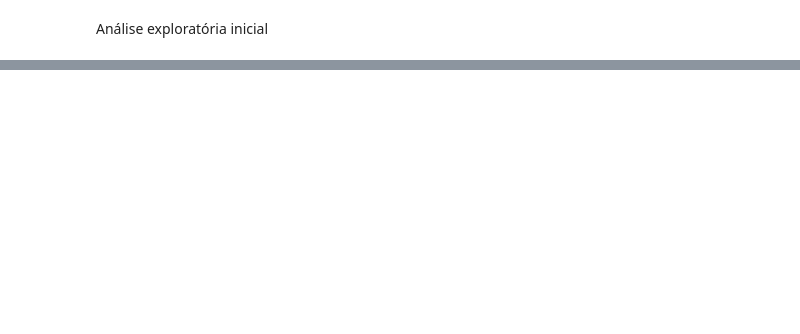
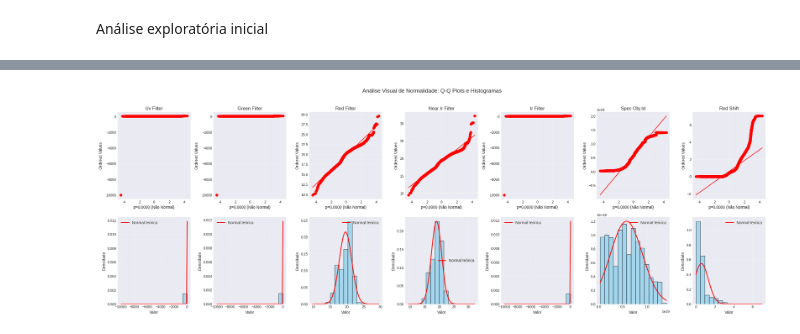
Before and after one commit to livlutz/INF1032, a Jupyter notebook: INF1032.ipynb, the cells around one changed output, grey strips where cells are left out. Drawn from its saved outputs; the diff is of its cells as text; code cells hidden in the pictures; blank space fills up the shorter version.

```diff
--- a/INF1032.ipynb
+++ b/INF1032.ipynb
@@ -126,0 +438,20 @@ Red Shift:
+# %%
+# Calculando matriz de correlação
+correlation_matrix = stellar_classification[features].corr()
+
+print("MATRIZ DE CORRELAÇÃO (Pearson)")
+print("=" * 40)
+display(correlation_matrix.round(3))
+
+# Identificando correlações mais fortes
+print("\nCORRELAÇÕES MAIS FORTES:")
+print("-" * 30)
+
+# Extrair pares únicos (triangular superior)
+mask = np.triu(np.ones_like(correlation_matrix), k=1).astype(bool)
+correlations = correlation_matrix.where(mask).stack().reset_index()
+correlations.columns = ['Var1', 'Var2', 'Correlacao']
+correlations = correlations.sort_values('Correlacao', key=abs, ascending=False)
+
+for _, row in correlations.head(5).iterrows():
+    print(f"{row['Var1']} vs {row['Var2']}: {row['Correlacao']:.3f}")
@@ -126,0 +546,70 @@ Red Shift:
+# %%
+# @title
+# Teste de Shapiro-Wilk para normalidade
+print("TESTE DE NORMALIDADE (Shapiro-Wilk)")
+print("=" * 45)
+print("H0: Os dados seguem uma distribuição normal")
+print("H1: Os dados NÃO seguem uma distribuição normal")
+print("\nNível de significância: α = 0.05")
+print("-" * 45)
+
+alpha = 0.05
+
+for feature in features:
+    stat, p_value = stats.shapiro(stellar_classification[feature])
+
+    if p_value > alpha:
+        conclusion = "✓ Normal (falha em rejeitar H0)"
+    else:
+        conclusion = "✗ Não-normal (rejeita H0)"
+
+    print(f"\n{feature.replace('_', ' ').title()}:")
+    print(f"  Estatística: {stat:.4f}")
+    print(f"  p-valor:     {p_value:.6f}")
+    print(f"  Conclusão:   {conclusion}")
+
+# Visualização de normalidade com Q-Q plots
+# Changed ncols to len(features) to accommodate all features
+fig, axes = plt.subplots(2, len(features), figsize=(24, 8)) # Adjusted figsize for better visibility with more columns
+fig.suptitle('Análise Visual de Normalidade: Q-Q Plots e Histogramas', fontsize=14, y=1.02)
+
+for idx, feature in enumerate(features):
+    # Q-Q plot
+    ax1 = axes[0, idx]
+    stats.probplot(stellar_classification[feature], dist="norm", plot=ax1)
+    ax1.set_title(f'{feature.replace("_", " ").title()}')
+    ax1.grid(True, alpha=0.3)
+
+    # Obter p-valor do teste Shapiro-Wilk
+    _, p_value = stats.shapiro(stellar_classification[feature])
+
+    # Adicionar interpretação no título
+    if p_value > 0.05:
+        ax1.set_xlabel(f'p={p_value:.4f} (Normal)', fontsize=10)
+        ax1.get_lines()[0].set_color('green')
+    else:
+        ax1.set_xlabel(f'p={p_value:.4f} (Não Normal)', fontsize=10)
+        ax1.get_lines()[0].set_color('red')
+
+    # Histograma com curva normal teórica
+    ax2 = axes[1, idx]
+
+    # Histograma dos dados reais
+    n, bins, patches = ax2.hist(stellar_classification[feature], bins=15, density=True,
+                                alpha=0.7, color='skyblue', edgecolor='black')
+
+    # Curva normal teórica
+    mu = stellar_classification[feature].mean()
+    sigma = stellar_classification[feature].std()
+    x = np.linspace(stellar_classification[feature].min(), stellar_classification[feature].max(), 100)
+    ax2.plot(x, stats.norm.pdf(x, mu, sigma), 'r-', linewidth=2,
+            label='Normal teórica')
+
+    ax2.set_xlabel('Valor') # Changed from 'Valor (cm)' to 'Valor'
+    ax2.set_ylabel('Densidade') # Kept 'Densidade' as it is appropriate for density histograms
+    ax2.legend(fontsize=10)
+    ax2.grid(True, alpha=0.3)
+
+plt.tight_layout()
+plt.show()
+# %% [output]
@@ -126,0 +633 @@ Red Shift:
+[figure, added]
```
Also changed, not shown: parts of 18 cells of this notebook.
